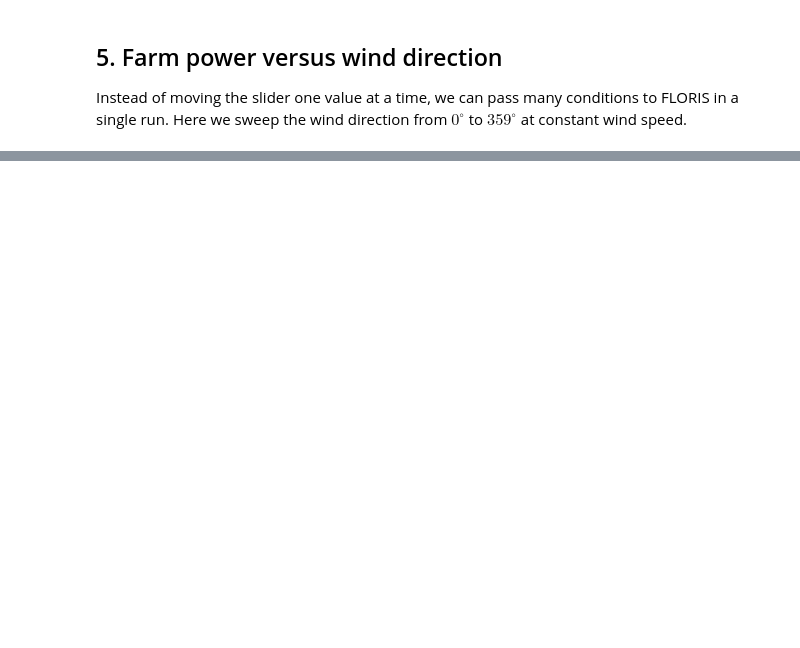
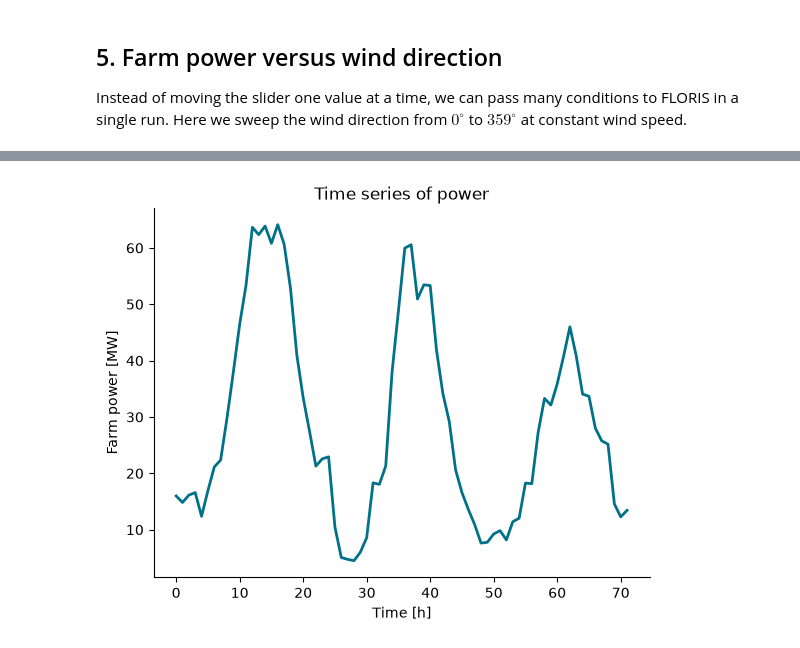
Before and after one commit to TUDelftWindEnergy/tutorials_ae3513, a Jupyter notebook: notebooks/Tuto_floris.ipynb, the cells around one changed output, grey strips where cells are left out. Saved outputs shown, nothing was run; the diff lists cells and outputs as text; code cells hidden in the pictures; blank space fills up the shorter version.

```diff
--- a/notebooks/Tuto_floris.ipynb
+++ b/notebooks/Tuto_floris.ipynb
@@ -191,0 +251,19 @@ plt.show()
+# %%
+n = len(wind_directions)
+
+fmodel.set(
+    wind_speeds=wind_speeds,
+    wind_directions=wind_directions,
+    turbulence_intensities=0.06 * np.ones(n),
+)
+fmodel.run()
+farm_power = fmodel.get_farm_power() / 1e6
+
+fig, ax = plt.subplots()
+ax.plot(t, farm_power)
+ax.set_xlabel("Time [h]")
+ax.set_ylabel("Farm power [MW]")
+ax.set_title("Time series of power")
+plt.show()
+# %% [output]
+[figure, added]
```
Also changed, not shown: parts of 8 cells of this notebook.
